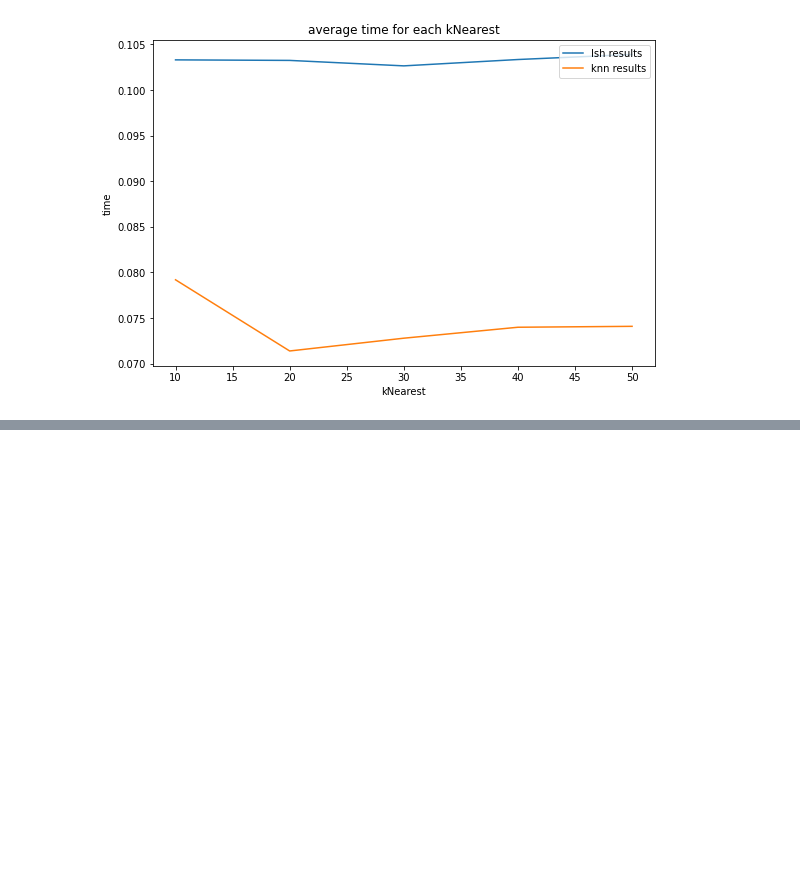
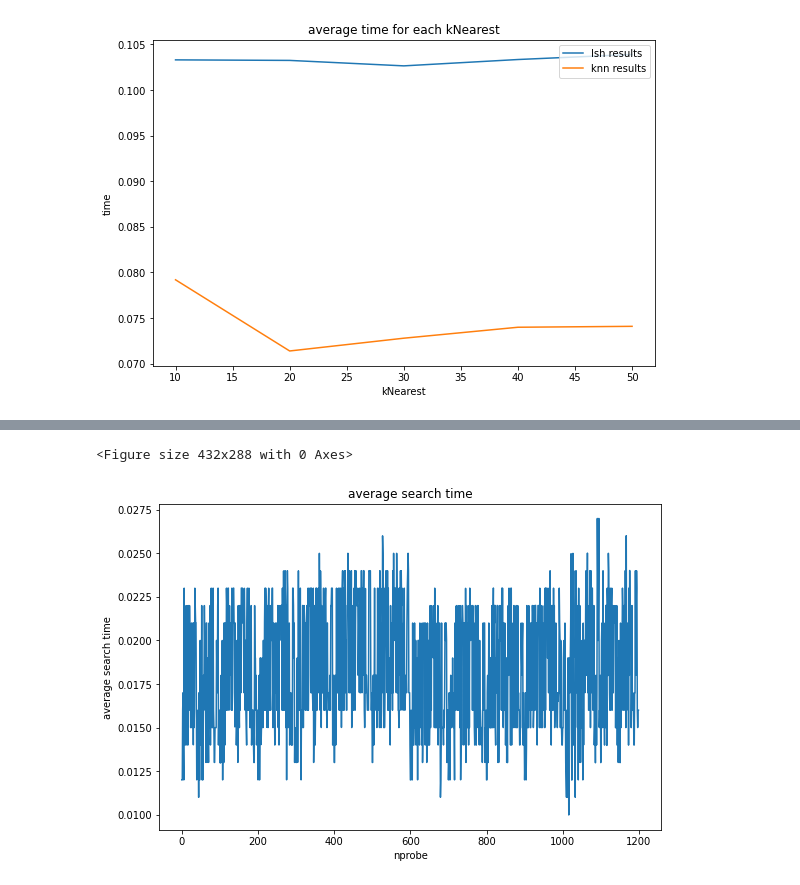
Before and after one commit to kiranbodipati/Similarity_search_review, a Jupyter notebook: results-comparison.ipynb, the cells around one changed output, grey strips where cells are left out. Cells and saved outputs as stored; diff of their text form; code cells hidden in the pictures; blank space fills up the shorter version.

```diff
--- a/results-comparison.ipynb
+++ b/results-comparison.ipynb
@@ -270,0 +329,14 @@ plt.show()
+# %%
+plt.figure(1)
+fig, ax = plt.subplots(figsize=(9, 6))
+search_time_array = []
+for i in list(faiss_ip['nprobe'].unique()):
+    search_time_array.extend(faiss_ip[faiss_ip['nprobe']==i]['search_time'])
+ax.plot(list(search_time_array))
+plt.title('average search time')
+plt.ylabel('average search time')
+plt.xlabel('nprobe')
+plt.show()
+# %% [output]
+<Figure size 432x288 with 0 Axes>
+[figure, added]
```
Also changed, not shown: parts of 23 cells of this notebook.
